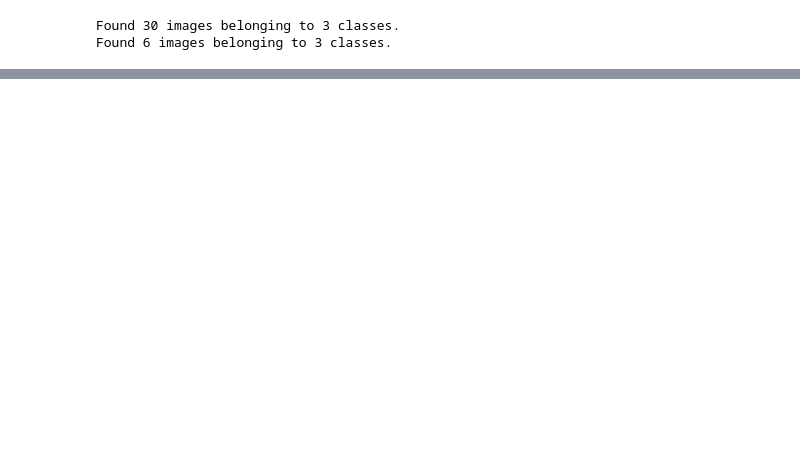
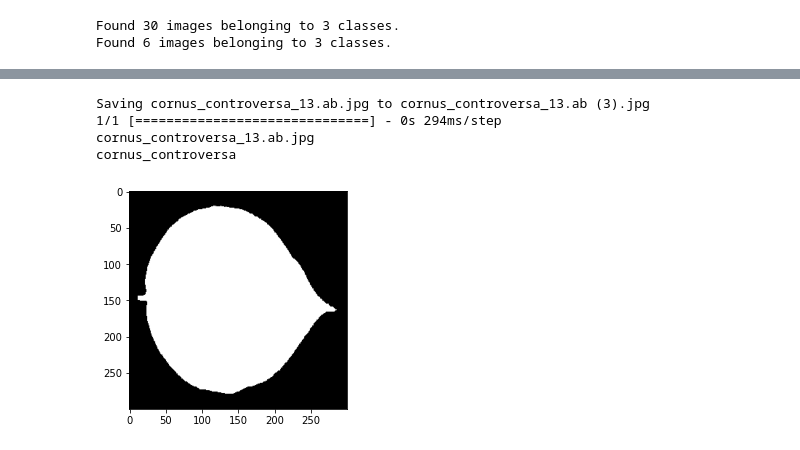
Before and after one commit to widiarsaf/Final_Project_PCVK, a Jupyter notebook: Final_Project.ipynb, the cells around one changed output, grey strips where cells are left out. Drawn from its saved outputs; the diff is of its cells as text; code cells hidden in the pictures; blank space fills up the shorter version.

```diff
--- a/Final_Project.ipynb
+++ b/Final_Project.ipynb
@@ -117,7 +97,7 @@ from keras import optimizers
 model =Sequential()
 model.add(model_tl)
 # hidden layer
-model.add(Dense(128, activation='relu'))
+model.add(Dense(64, activation='relu'))
 model.add(Dropout(0.2))
 # output layer
 model.add(Dense(3, activation='softmax'))
@@ -293,3 +273,33 @@ predictions = [labels[k] for k in predicted_class_indices]
 filenames=test_generator.filenames
 results=pd.DataFrame({"Filename":filenames,
                       "Predictions":predictions})
+# %%
+import numpy as np
+from google.colab import files
+import tensorflow
+from tensorflow.keras.preprocessing import image
+import matplotlib.pyplot as plt
+import matplotlib.image as mpimg
+%matplotlib inline
+
+uploaded = files.upload()
+
+for fn in uploaded.keys():
+
+  path = fn
+  img = image.load_img(path, target_size=(300, 300))
+  imgplot = plt.imshow(img)
+  x = image.img_to_array(img)
+  x = np.expand_dims(x, axis=0)
+
+  images = np.vstack([x])
+  classes = model.predict(images, batch_size=4)
+
+  print(fn)
+  if classes[0,0]==1:
+    print('fagus_sylvatica')
+  elif classes[0,1]==1:
+    print('eucalyptus_glaucescens')
+  else:
+    print('cornus_controversa')
+# %% [output]
@@ -295,0 +307,5 @@ results=pd.DataFrame({"Filename":filenames,
+Saving cornus_controversa_13.ab.jpg to cornus_controversa_13.ab (3).jpg
+1/1 [==============================] - 0s 294ms/step
+cornus_controversa_13.ab.jpg
+cornus_controversa
+[figure, added]
```
Also changed, not shown: parts of 8 cells of this notebook.
